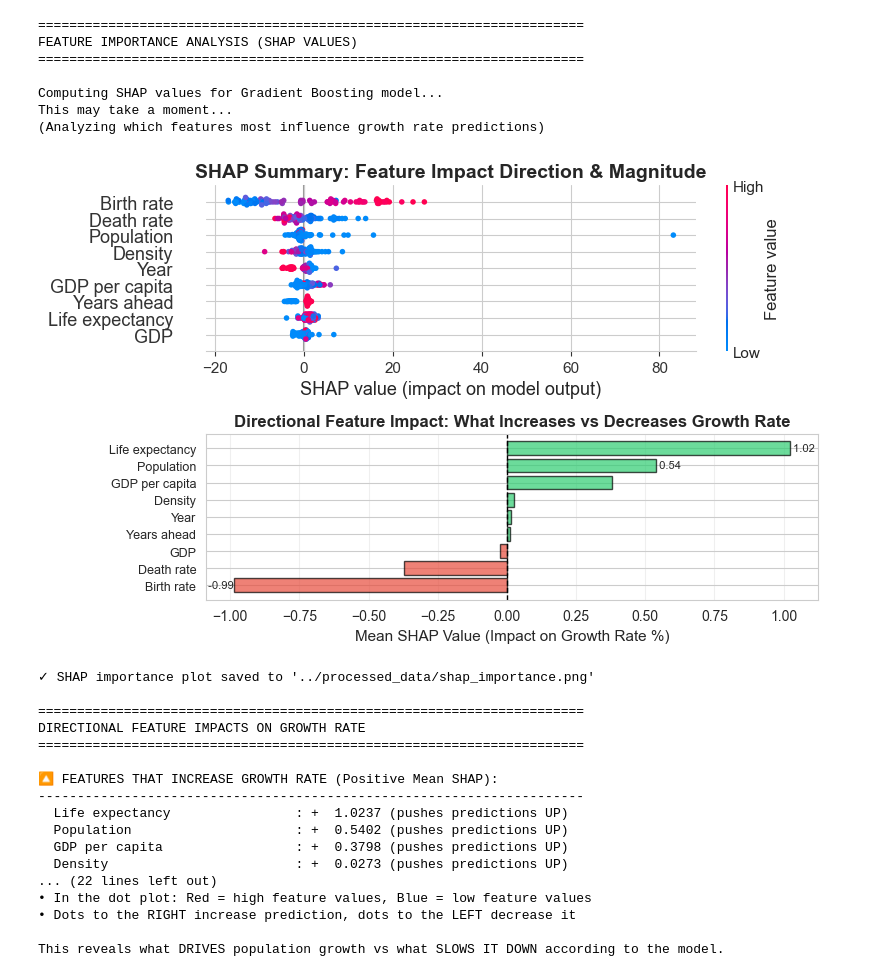
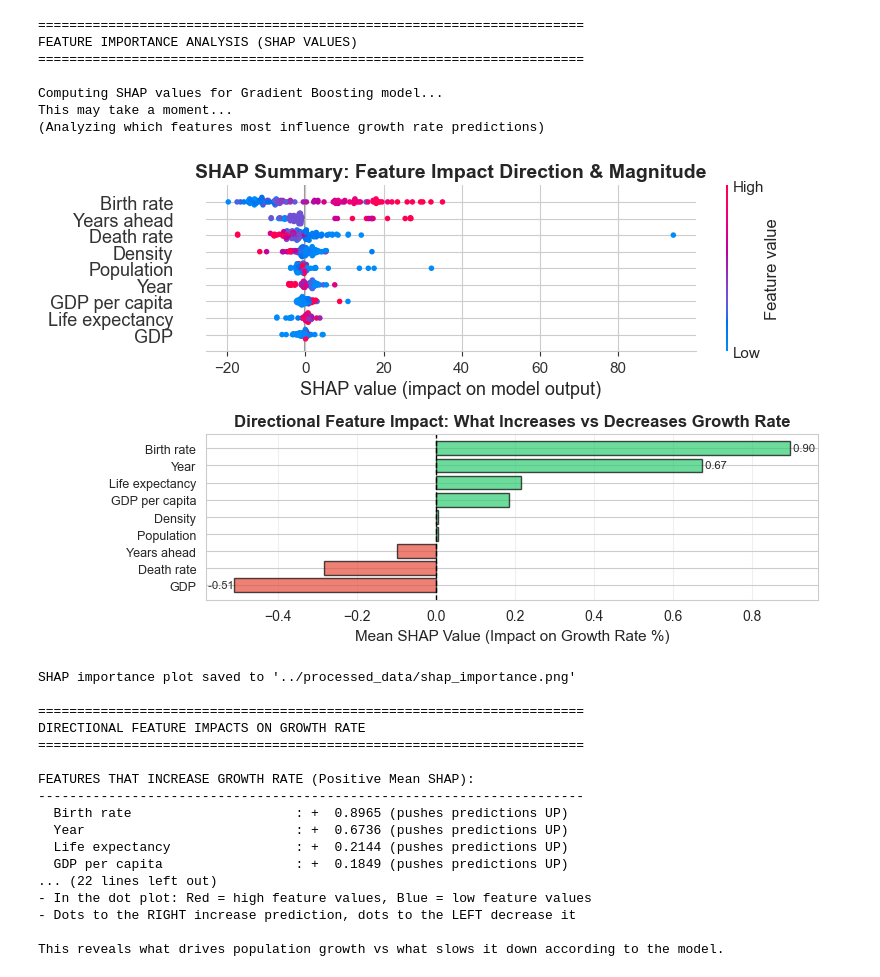
Before and after one commit to andersvestrum/Prediction-Population-Growth, a Jupyter notebook: preprocessing/data_processing.ipynb, the cells around one changed output. Saved outputs shown, nothing was run; the diff lists cells and outputs as text; code cells hidden in the pictures.

```diff
--- a/preprocessing/data_processing.ipynb
+++ b/preprocessing/data_processing.ipynb
@@ -288,7 +288,8 @@ X_features, y, meta, df_clean = select_features_for_prediction(df_merged)
 
 # 3. Prepare data for next-year prediction
 print("Preparing data for population growth rate prediction...")
-X_train, y_train, meta_train = prepare_for_next_year_prediction(df_merged)
+# Include longer time horizons for better long-term predictions
+X_train, y_train, meta_train = prepare_for_next_year_prediction(df_merged, prediction_horizons=[1, 2, 3, 5, 10, 15, 20])
 # %% [output]
 Merging population and World Bank data...
 Merged data shape: (1254, 25)
@@ -1020,7 +1023,7 @@ plt.tight_layout()
 plt.savefig('../processed_data/shap_importance.png', dpi=150, bbox_inches='tight')
 plt.show()
 
-print("✓ SHAP importance plot saved to '../processed_data/shap_importance.png'")
+print("SHAP importance plot saved to '../processed_data/shap_importance.png'")
 
 # Print directional feature impacts
 print("\n" + "="*70)
@@ -1035,7 +1038,7 @@ feature_impact_df = pd.DataFrame({
     'Impact': ['Increases Growth' if x > 0 else 'Decreases Growth' for x in mean_shap_values]
 }).sort_values('Mean SHAP', ascending=False)
 
-print("\n🔼 FEATURES THAT INCREASE GROWTH RATE (Positive Mean SHAP):")
+print("\nFEATURES THAT INCREASE GROWTH RATE (Positive Mean SHAP):")
 print("-" * 70)
 positive_features = feature_impact_df[feature_impact_df['Mean SHAP'] > 0]
 if len(positive_features) > 0:
@@ -1044,59 +1047,59 @@ if len(positive_features) > 0:
 else:
     print("  None")
 
-print("\n🔽 FEATURES THAT DECREASE GROWTH RATE (Negative Mean SHAP):")
+print("\nFEATURES THAT DECREASE GROWTH RATE (Negative Mean SHAP):")
 print("-" * 70)
 negative_features = feature_impact_df[feature_impact_df['Mean SHAP'] < 0]
 if len(negative_features) > 0:
     for idx, row in negative_features.iterrows():
         print(f"  {row['Feature']:30s} : {row['Mean SHAP']:8.4f} (pushes predictions DOWN)")
 else:
     print("  None")
 
 print("\n" + "="*70)
 print("SHAP VALUE INTERPRETATION")
 print("="*70)
 print("""
 SHAP (SHapley Additive exPlanations) values show directional feature impacts:
 
-🔼 POSITIVE Mean SHAP = Feature pushes growth rate predictions UP on average
+POSITIVE Mean SHAP = Feature pushes growth rate predictions UP on average
     Example: If "Birth rate" has +2.5, it increases predicted growth rates
 
-🔽 NEGATIVE Mean SHAP = Feature pulls growth rate predictions DOWN on average
+NEGATIVE Mean SHAP = Feature pulls growth rate predictions DOWN on average
     Example: If "Death rate" has -1.8, it decreases predicted growth rates
 
-• The MAGNITUDE shows HOW STRONG the push/pull effect is
-• In the dot plot: Red = high feature values, Blue = low feature values
-• Dots to the RIGHT increase prediction, dots to the LEFT decrease it
+- The MAGNITUDE shows how strong the push/pull effect is
+- In the dot plot: Red = high feature values, Blue = low feature values
+- Dots to the RIGHT increase prediction, dots to the LEFT decrease it
 
-This reveals what DRIVES population growth vs what SLOWS IT DOWN according to the model.
+This reveals what drives population growth vs what slows it down according to the model.
 """)
 # %% [output]
 ======================================================================
 FEATURE IMPORTANCE ANALYSIS (SHAP VALUES)
 ======================================================================
 
 Computing SHAP values for Gradient Boosting model...
 This may take a moment...
 (Analyzing which features most influence growth rate predictions)
-[figure, old version]
+[figure, new version]
-✓ SHAP importance plot saved to '../processed_data/shap_importance.png'
+SHAP importance plot saved to '../processed_data/shap_importance.png'
 
 ======================================================================
 DIRECTIONAL FEATURE IMPACTS ON GROWTH RATE
 ======================================================================
 
-🔼 FEATURES THAT INCREASE GROWTH RATE (Positive Mean SHAP):
+FEATURES THAT INCREASE GROWTH RATE (Positive Mean SHAP):
 ----------------------------------------------------------------------
-  Life expectancy                : +  1.0237 (pushes predictions UP)
-  Population                     : +  0.5402 (pushes predictions UP)
-  GDP per capita                 : +  0.3798 (pushes predictions UP)
-  Density                        : +  0.0273 (pushes predictions UP)
+  Birth rate                     : +  0.8965 (pushes predictions UP)
+  Year                           : +  0.6736 (pushes predictions UP)
+  Life expectancy                : +  0.2144 (pushes predictions UP)
+  GDP per capita                 : +  0.1849 (pushes predictions UP)
 ... (22 lines left out)
-• In the dot plot: Red = high feature values, Blue = low feature values
-• Dots to the RIGHT increase prediction, dots to the LEFT decrease it
+- In the dot plot: Red = high feature values, Blue = low feature values
+- Dots to the RIGHT increase prediction, dots to the LEFT decrease it
 
-This reveals what DRIVES population growth vs what SLOWS IT DOWN according to the model.
+This reveals what drives population growth vs what slows it down according to the model.
 # %%
 ###############################################
 # 2015 vs 2025 Population Prediction
```
Also changed, not shown: parts of 9 cells of this notebook, 14 other files.
